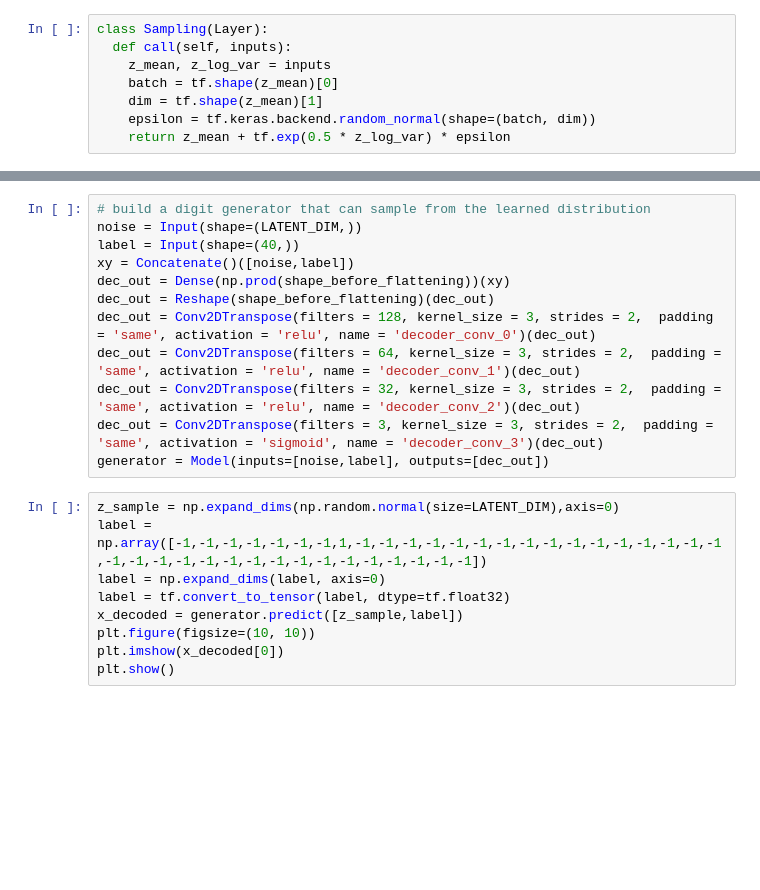
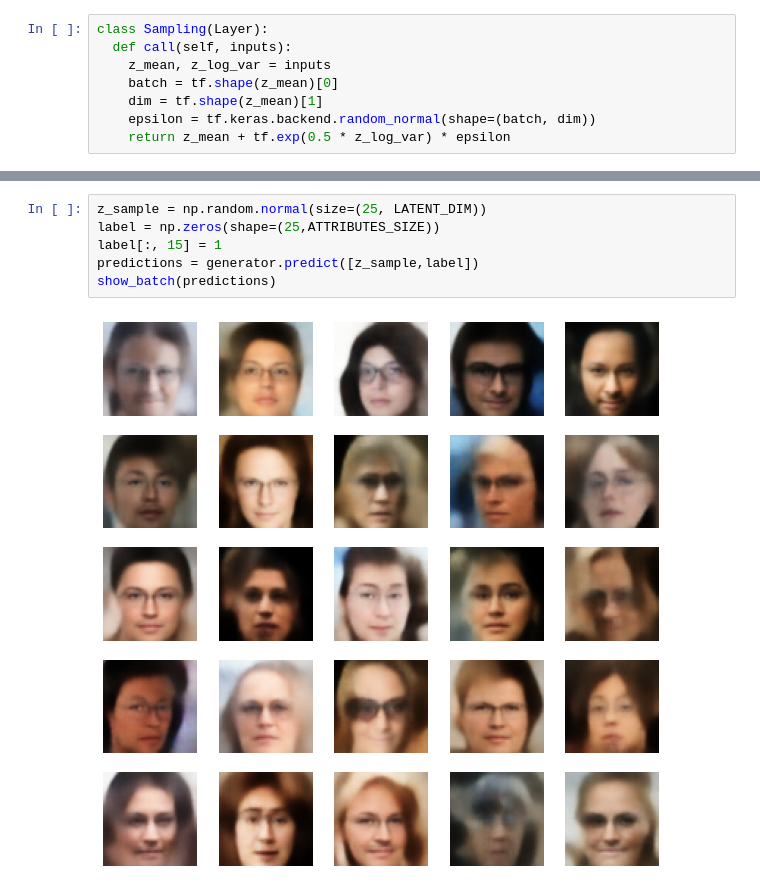
Before and after one commit to AI-Unibo-Projects/DL-Project, a Jupyter notebook: CVAE_model_Simone.ipynb, the cells around one changed output, grey strips where cells are left out. Saved outputs shown, nothing was run; the diff lists cells and outputs as text; blank space fills up the shorter version.

```diff
--- a/CVAE_model_Simone.ipynb
+++ b/CVAE_model_Simone.ipynb
@@ -198,21 +263,8 @@ show_batch(predictions)
-# %%
-# build a digit generator that can sample from the learned distribution
-noise = Input(shape=(LATENT_DIM,))
-label = Input(shape=(40,))
-xy = Concatenate()([noise,label])
-dec_out = Dense(np.prod(shape_before_flattening))(xy)
-dec_out = Reshape(shape_before_flattening)(dec_out)
-dec_out = Conv2DTranspose(filters = 128, kernel_size = 3, strides = 2,  padding = 'same', activation = 'relu', name = 'decoder_conv_0')(dec_out)
-dec_out = Conv2DTranspose(filters = 64, kernel_size = 3, strides = 2,  padding = 'same', activation = 'relu', name = 'decoder_conv_1')(dec_out)
-dec_out = Conv2DTranspose(filters = 32, kernel_size = 3, strides = 2,  padding = 'same', activation = 'relu', name = 'decoder_conv_2')(dec_out)
-dec_out = Conv2DTranspose(filters = 3, kernel_size = 3, strides = 2,  padding = 'same', activation = 'sigmoid', name = 'decoder_conv_3')(dec_out)
-generator = Model(inputs=[noise,label], outputs=[dec_out])
-# %%
-z_sample = np.expand_dims(np.random.normal(size=LATENT_DIM),axis=0)
-label = np.array([-1,-1,-1,-1,-1,-1,-1,1,-1,-1,-1,-1,-1,-1,-1,-1,-1,-1,-1,-1,-1,-1,-1,-1,-1,-1,-1,-1,-1,-1,-1,-1,-1,-1,-1,-1,-1,-1,-1,-1])
-label = np.expand_dims(label, axis=0)
-label = tf.convert_to_tensor(label, dtype=tf.float32)
-x_decoded = generator.predict([z_sample,label])
-plt.figure(figsize=(10, 10))
-plt.imshow(x_decoded[0])
-plt.show()
+# %%
+z_sample = np.random.normal(size=(25, LATENT_DIM))
+label = np.zeros(shape=(25,ATTRIBUTES_SIZE))
+label[:, 15] = 1
+predictions = generator.predict([z_sample,label])
+show_batch(predictions)
+# %% [output]
+[figure, added]
```
Also changed, not shown: parts of 9 cells of this notebook, 1 other file.
